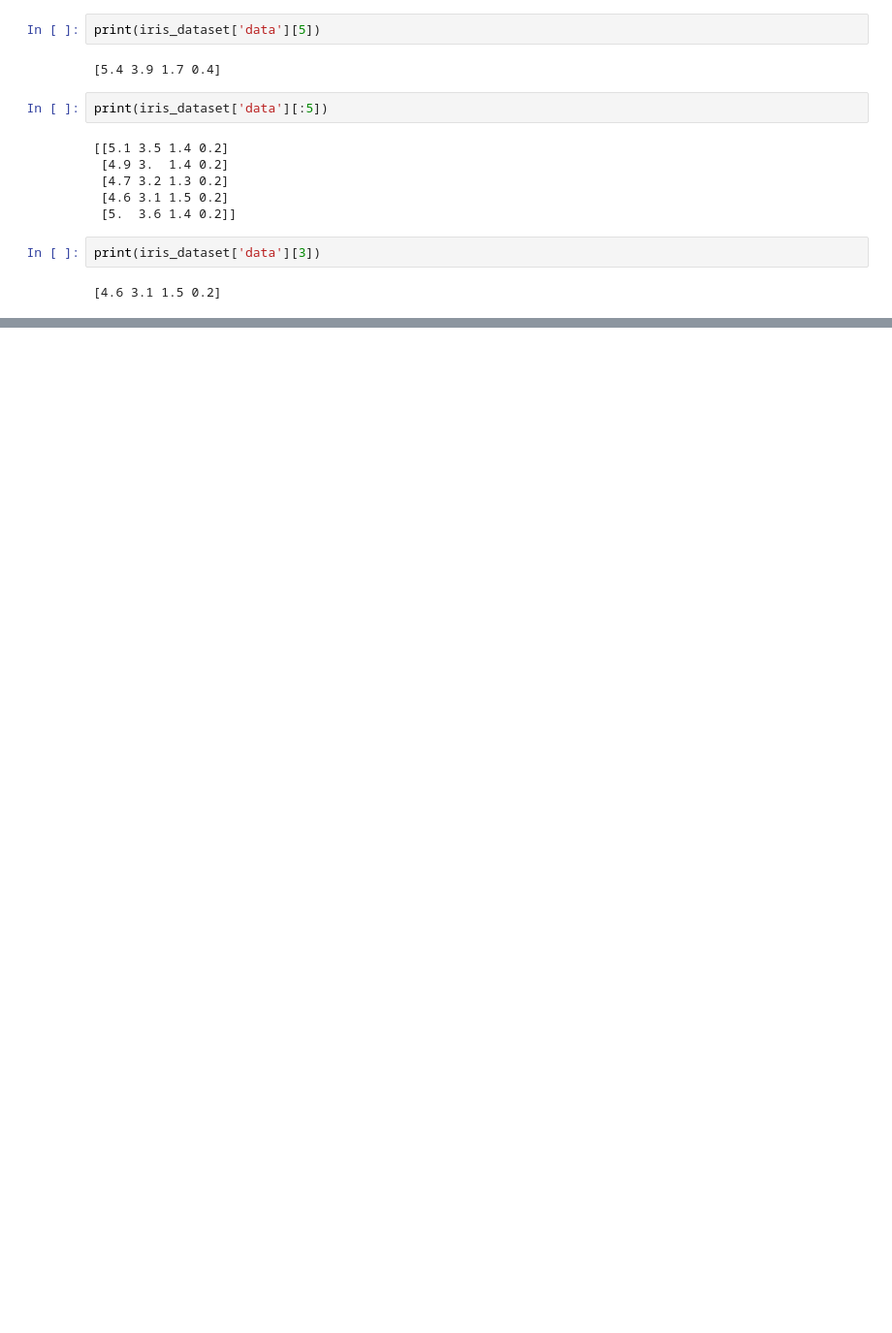
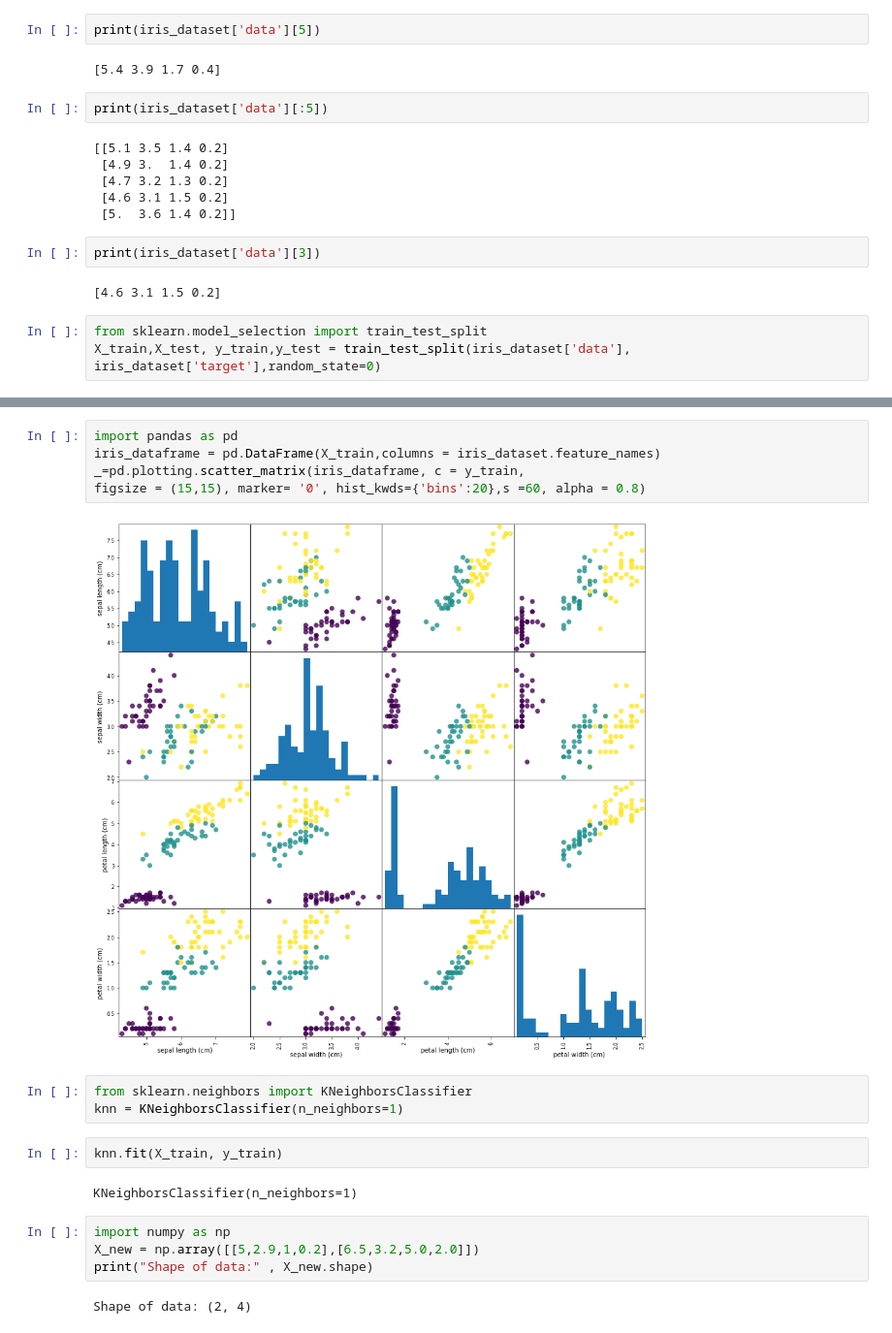
Before and after one commit to Salus101/3025ipynb, a Jupyter notebook: IrisClassification.ipynb, the cells around one changed output, grey strips where cells are left out. Shown: that part at 97% size. Cells and saved outputs as stored; diff of their text form; blank space fills up the shorter version.

```diff
--- a/IrisClassification.ipynb
+++ b/IrisClassification.ipynb
@@ -86,3 +86,7 @@ print(iris_dataset['data'][:5])
 print(iris_dataset['data'][3])
 # %% [output]
 [4.6 3.1 1.5 0.2]
+# %%
+from sklearn.model_selection import train_test_split
+X_train,X_test, y_train,y_test = train_test_split(iris_dataset['data'],
+iris_dataset['target'],random_state=0)
@@ -88,0 +103,20 @@ print(iris_dataset['data'][3])
+# %%
+import pandas as pd
+iris_dataframe = pd.DataFrame(X_train,columns = iris_dataset.feature_names)
+_=pd.plotting.scatter_matrix(iris_dataframe, c = y_train,
+figsize = (15,15), marker= '0', hist_kwds={'bins':20},s =60, alpha = 0.8)
+# %% [output]
+[figure, added]
+# %%
+from sklearn.neighbors import KNeighborsClassifier
+knn = KNeighborsClassifier(n_neighbors=1)
+# %%
+knn.fit(X_train, y_train)
+# %% [output]
+KNeighborsClassifier(n_neighbors=1)
+# %%
+import numpy as np
+X_new = np.array([[5,2.9,1,0.2],[6.5,3.2,5.0,2.0]])
+print("Shape of data:" , X_new.shape)
+# %% [output]
+Shape of data: (2, 4)
```
Also changed, not shown: parts of 5 cells of this notebook.
